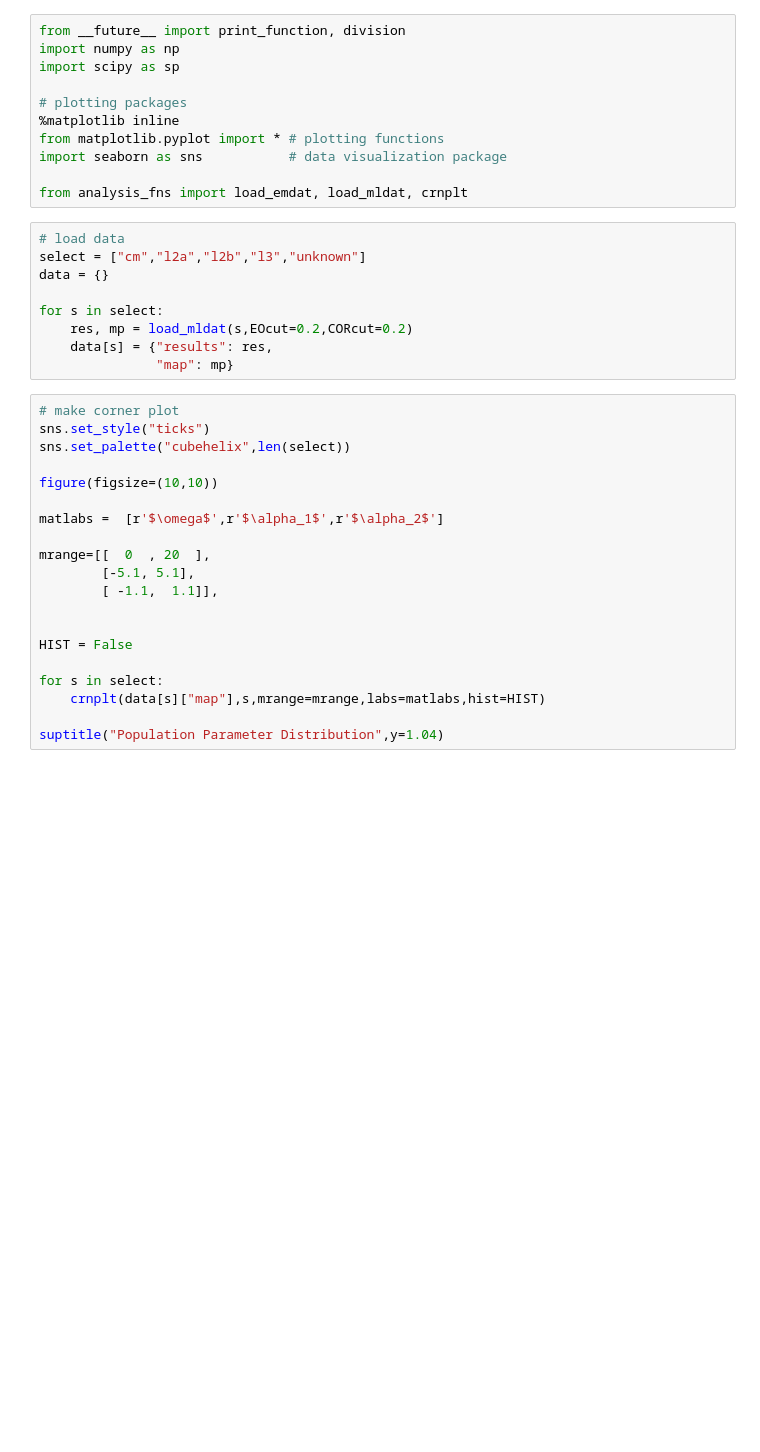
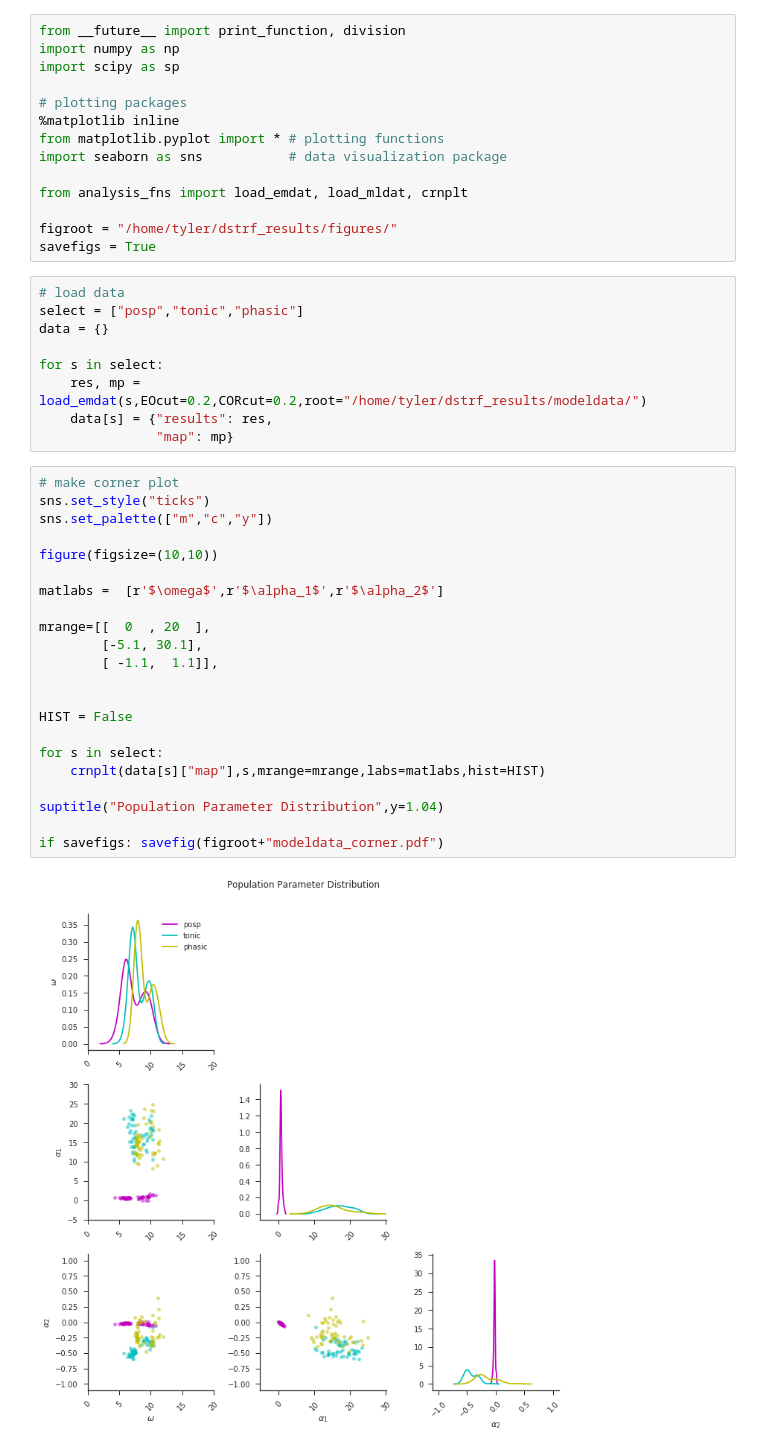
Before and after one commit to melizalab/dstrf, a Jupyter notebook: notebooks/analysis/bulk-analysis-rothman.ipynb, the cells around one changed output. Drawn from its saved outputs; the diff is of its cells as text; blank space fills up the shorter version.

```diff
--- a/notebooks/analysis/bulk-analysis-rothman.ipynb
+++ b/notebooks/analysis/bulk-analysis-rothman.ipynb
@@ -9,32 +9,39 @@ from matplotlib.pyplot import * # plotting functions
 import seaborn as sns           # data visualization package
 
 from analysis_fns import load_emdat, load_mldat, crnplt
+
+figroot = "/home/tyler/dstrf_results/figures/"
+savefigs = True
 # %%
 # load data
-select = ["cm","l2a","l2b","l3","unknown"]
+select = ["posp","tonic","phasic"]
 data = {}
 
 for s in select:
-    res, mp = load_mldat(s,EOcut=0.2,CORcut=0.2)
+    res, mp = load_emdat(s,EOcut=0.2,CORcut=0.2,root="/home/tyler/dstrf_results/modeldata/")
     data[s] = {"results": res,
                "map": mp}
 # %%
 # make corner plot
 sns.set_style("ticks")
-sns.set_palette("cubehelix",len(select))
+sns.set_palette(["m","c","y"])
 
 figure(figsize=(10,10))
 
 matlabs =  [r'$\omega$',r'$\alpha_1$',r'$\alpha_2$']
 
 mrange=[[  0  , 20  ],
-        [-5.1, 5.1],
+        [-5.1, 30.1],
         [ -1.1,  1.1]],
 
 
 HIST = False
 
 for s in select:
     crnplt(data[s]["map"],s,mrange=mrange,labs=matlabs,hist=HIST)
 
 suptitle("Population Parameter Distribution",y=1.04)
+
+if savefigs: savefig(figroot+"modeldata_corner.pdf")
+# %% [output]
+[figure, added]
```
Also changed, not shown: 6 other files.
